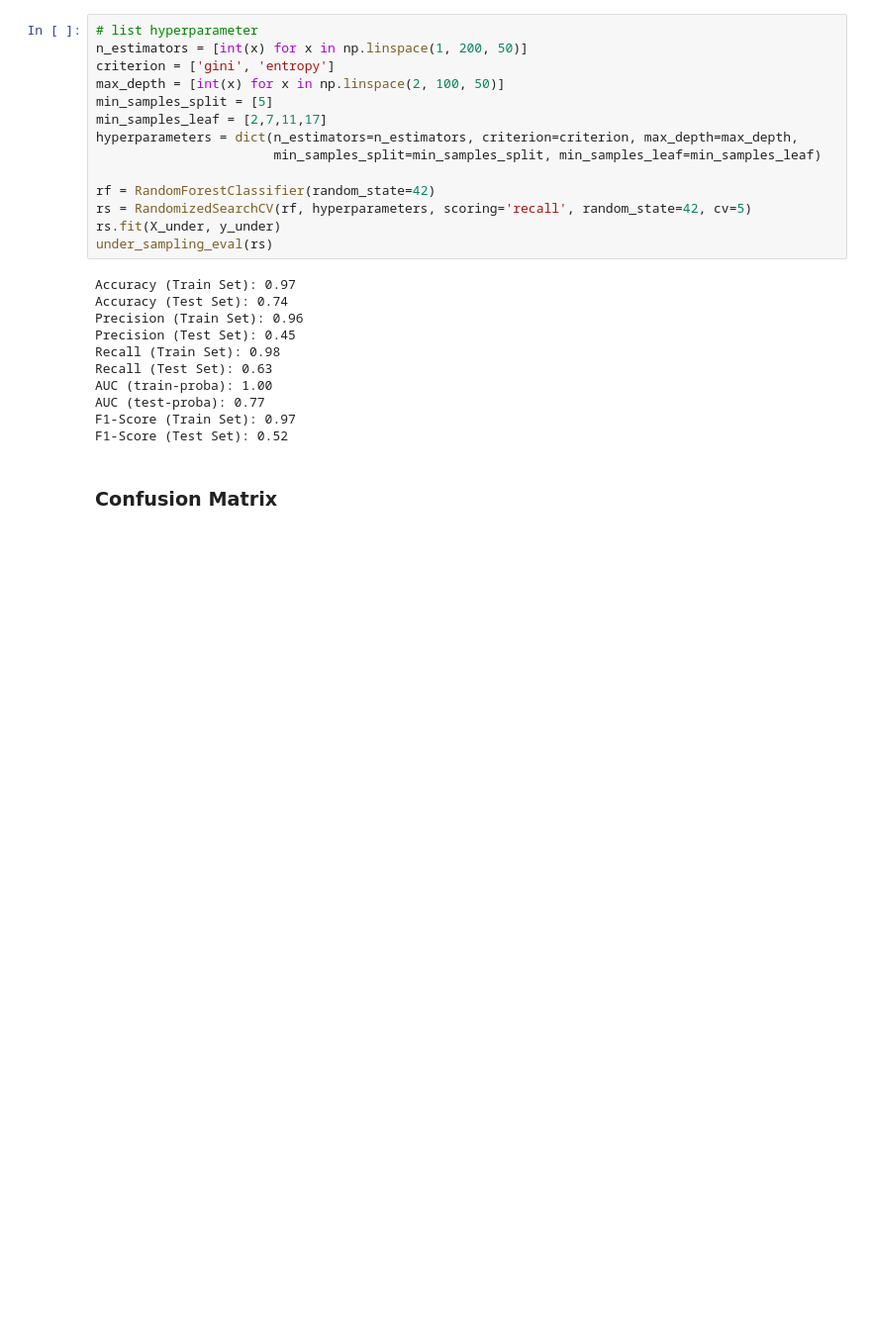
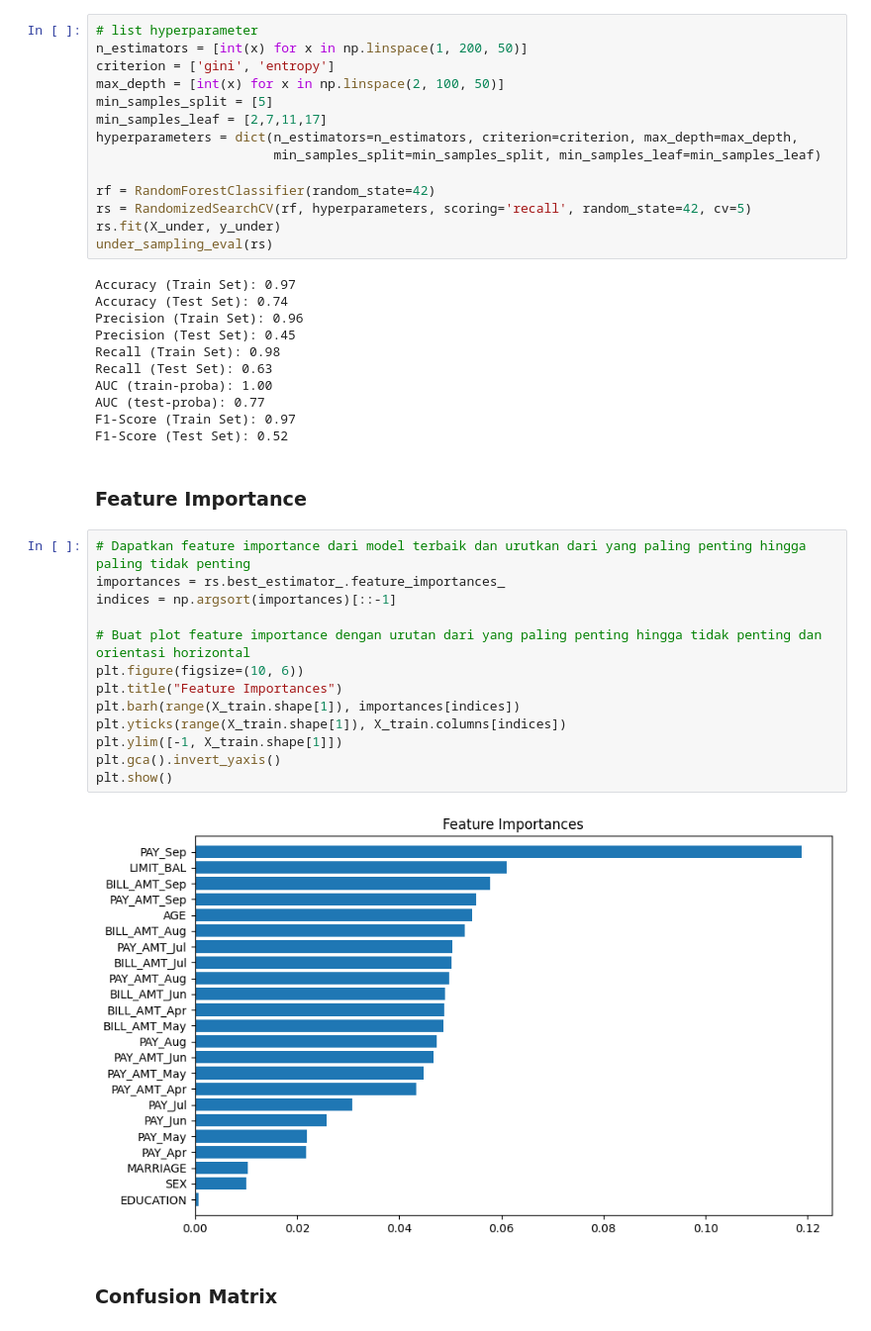
Before and after one commit to iqbalmudzakky/final_project, a Jupyter notebook: 2-Data Modeling.ipynb, the cells around one changed output. Shown: that part at 99% size. Cells and saved outputs as stored; diff of their text form; blank space fills up the shorter version.

```diff
--- a/2-Data Modeling.ipynb
+++ b/2-Data Modeling.ipynb
@@ -1049,6 +1049,23 @@ AUC (train-proba): 1.00
 AUC (test-proba): 0.77
 F1-Score (Train Set): 0.97
 F1-Score (Test Set): 0.52
+# %% [markdown]
+### Feature Importance
+# %%
+# Dapatkan feature importance dari model terbaik dan urutkan dari yang paling penting hingga paling tidak penting
+importances = rs.best_estimator_.feature_importances_
+indices = np.argsort(importances)[::-1]
+
+# Buat plot feature importance dengan urutan dari yang paling penting hingga tidak penting dan orientasi horizontal
+plt.figure(figsize=(10, 6))
+plt.title("Feature Importances")
+plt.barh(range(X_train.shape[1]), importances[indices])
+plt.yticks(range(X_train.shape[1]), X_train.columns[indices])
+plt.ylim([-1, X_train.shape[1]])
+plt.gca().invert_yaxis()
+plt.show()
+# %% [output]
+[figure, added]
 # %% [markdown]
 ### Confusion Matrix
 # %%
```
Also changed, not shown: parts of 6 cells of this notebook, 3 other files.
